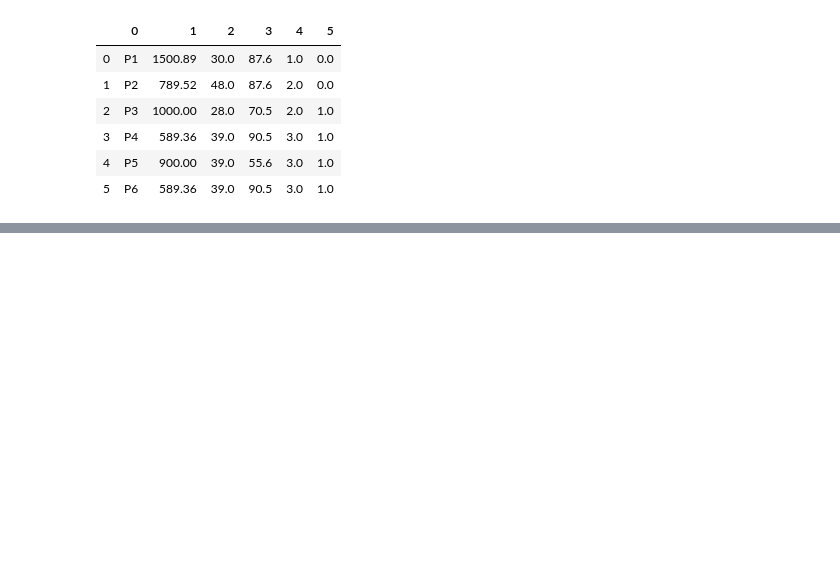
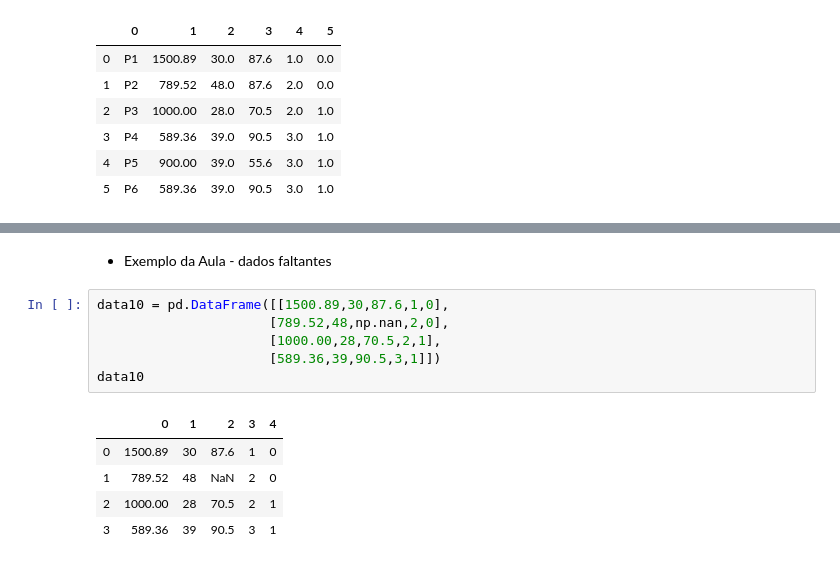
Before and after one commit to daniloeler/daniloeler.github.io, a Jupyter notebook: teaching/VISUALIZACAO/codes/Aula02-FundamentosSobredados.ipynb, the cells around one changed output, grey strips where cells are left out. Saved outputs shown, nothing was run; the diff lists cells and outputs as text; blank space fills up the shorter version.

Commit message:
codigos exemplo Aula02 - distancias e normalizacao

```diff
--- a/teaching/VISUALIZACAO/codes/Aula02-FundamentosSobredados.ipynb
+++ b/teaching/VISUALIZACAO/codes/Aula02-FundamentosSobredados.ipynb
@@ -279,0 +342,14 @@ data5.fillna(method='ffill') #ffill replica o valor anterior para os ausentes su
+# %% [markdown]
+- Exemplo da Aula - dados faltantes
+# %%
+data10 = pd.DataFrame([[1500.89,30,87.6,1,0],
+                      [789.52,48,np.nan,2,0],
+                      [1000.00,28,70.5,2,1],
+                      [589.36,39,90.5,3,1]])
+data10
+# %% [output]
+|  | 0 | 1 | 2 | 3 | 4 |
+| 0 | 1500.89 | 30 | 87.6 | 1 | 0 |
+| 1 | 789.52 | 48 | NaN | 2 | 0 |
+| 2 | 1000.00 | 28 | 70.5 | 2 | 1 |
+| 3 | 589.36 | 39 | 90.5 | 3 | 1 |
```
Also changed, not shown: parts of 17 cells of this notebook.
